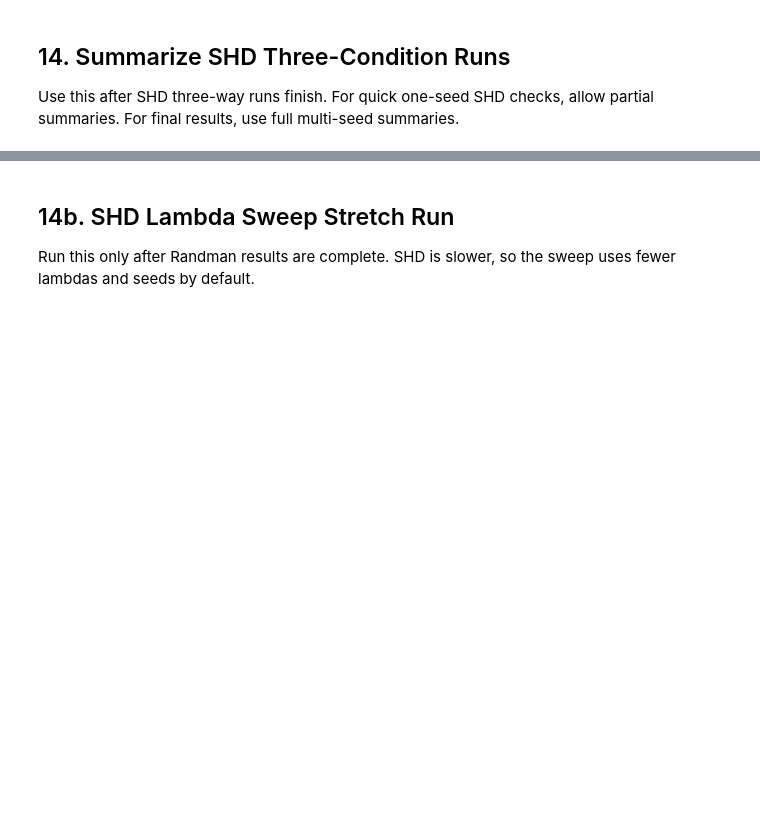
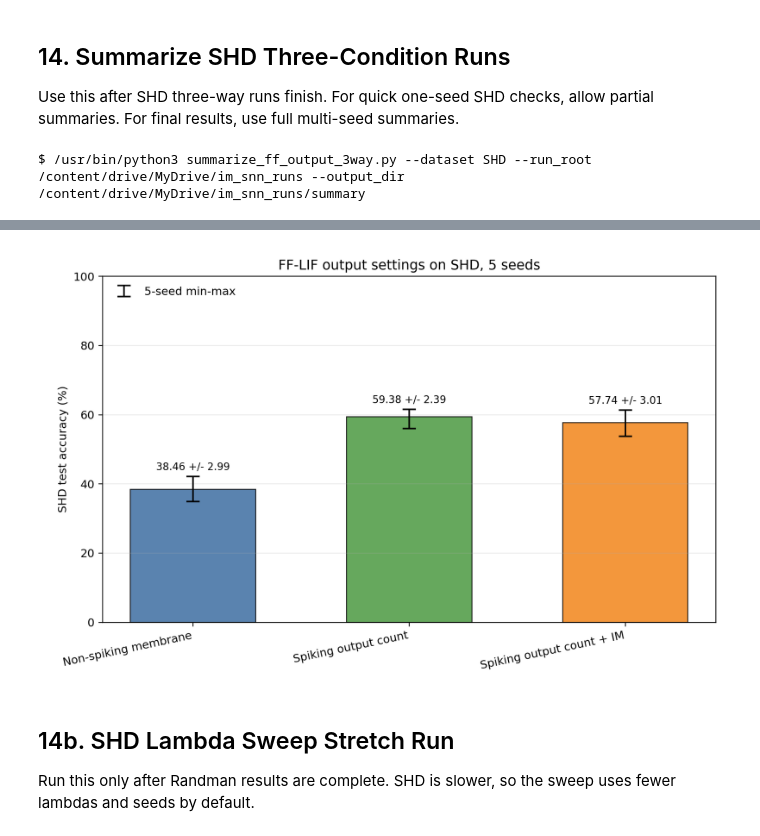
Before and after one commit to MuHe03/IM-Loss-Temporal-SNN, a Jupyter notebook: notebooks/colab_run_experiments.ipynb, the cells around one changed output, grey strips where cells are left out. Drawn from its saved outputs; the diff is of its cells as text; code cells hidden in the pictures; blank space fills up the shorter version.

```diff
--- a/notebooks/colab_run_experiments.ipynb
+++ b/notebooks/colab_run_experiments.ipynb
@@ -930,6 +943,9 @@ KeyboardInterrupt:
 Use this after SHD three-way runs finish. For quick one-seed SHD checks, allow partial summaries. For final results, use full multi-seed summaries.
 # %%
 RUN_SHD_SUMMARY = True
+
+summary_dir = Path(RUNS_ROOT) / "summary"
+summary_dir.mkdir(parents=True, exist_ok=True)
 
 if RUN_SHD_SUMMARY:
     shd_summary_cmd = [
@@ -946,3 +962,5 @@ if RUN_SHD_SUMMARY:
     show_image(summary_dir / "shd_ff_output_3way_hist.png")
 else:
     print("RUN_SHD_SUMMARY is False.")
+# %% [output]
+$ /usr/bin/python3 summarize_ff_output_3way.py --dataset SHD --run_root /content/drive/MyDrive/im_snn_runs --output_dir /content/drive/MyDrive/im_snn_runs/summary
@@ -949,3 +971,4 @@ else:
+[figure, added]
 # %% [markdown]
 ## 14b. SHD Lambda Sweep Stretch Run
 Run this only after Randman results are complete. SHD is slower, so the sweep uses fewer lambdas and seeds by default.
```
Also changed, not shown: parts of 4 cells of this notebook.
